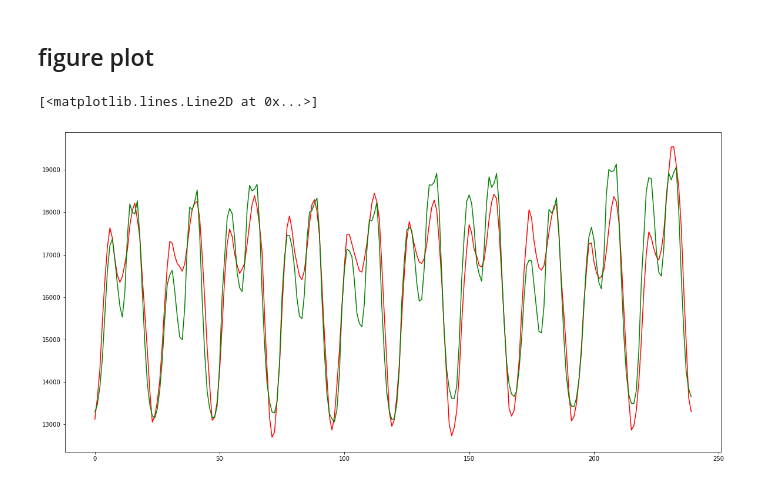
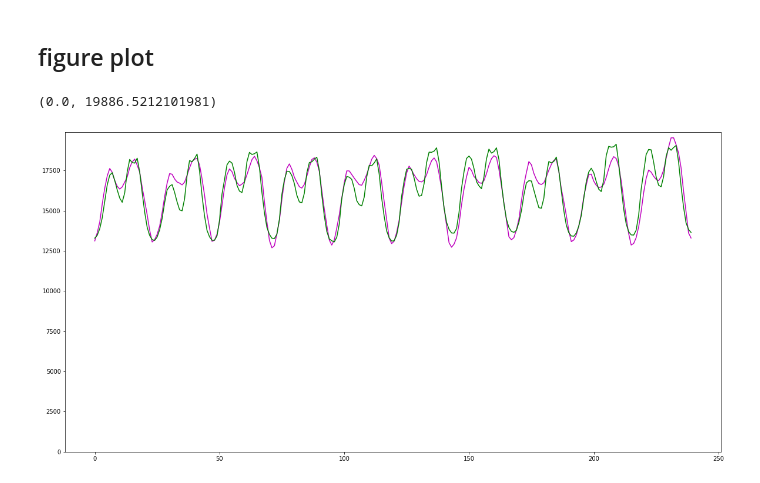
Before and after one commit to Mark-THU/load-point-forecast, a Jupyter notebook: 1223-code-DL/1221-FNN.ipynb, the cells around one changed output. Saved outputs shown, nothing was run; the diff lists cells and outputs as text; code cells hidden in the pictures.

```diff
--- a/1223-code-DL/1221-FNN.ipynb
+++ b/1223-code-DL/1221-FNN.ipynb
@@ -134,0 +146,6 @@ class FNN(nn.Module):
+# %%
+fnn = FNN(72 * 16, 24, 32, 0.1)
+X = torch.randn(10, 72, 16)
+out = fnn(X)
+print(out.shape)
+summary(fnn.to(device), (72, 16))
@@ -351,7 +372,7 @@ def train_model(train_x, train_y, valid_x, valid_y, input_size, output_size,
         for epoch in range(1, number_epoch + 1):
             loop = tqdm(enumerate(train_loader),
                         total=len(train_loader),
-                        leave=True)
+                        leave=True, ncols=100)
             for i, (inputs, labels) in loop:
                 inputs = inputs.to(device=device)
                 labels = labels.to(device=device)
@@ -400,6 +421,7 @@ def test_model(model, test_x, test_y, scaler_y, batch_size):
     model.load_state_dict(torch.load('./model/fnn_state_dict.pt'))
     y_pred = []
     y_true = []
+    model.eval()
     with torch.no_grad():
         for inputs, label in test_loader:
             inputs = inputs.to(device)
@@ -479,9 +502,10 @@ MAPE:0.0423390362276205, MAE:538.2886407366967, RMSE:732.4542414409846
 # %%
 plt.figure(figsize=(20, 10))
 load_pred = load_pred.reshape(-1, 24)
 load_true = load_true.reshape(-1, 24)
-plt.plot(load_pred[:240, 23], 'r')
+plt.plot(load_pred[:240, 23], 'm')
 plt.plot(load_true[:240, 23], 'g')
+plt.ylim(ymin=0)
 # %% [output]
-[<matplotlib.lines.Line2D at 0x...>]
+(0.0, 19886.5212101981)
-[figure, old version]
+[figure, new version]
```
Also changed, not shown: parts of 13 cells of this notebook, 1 other file.
